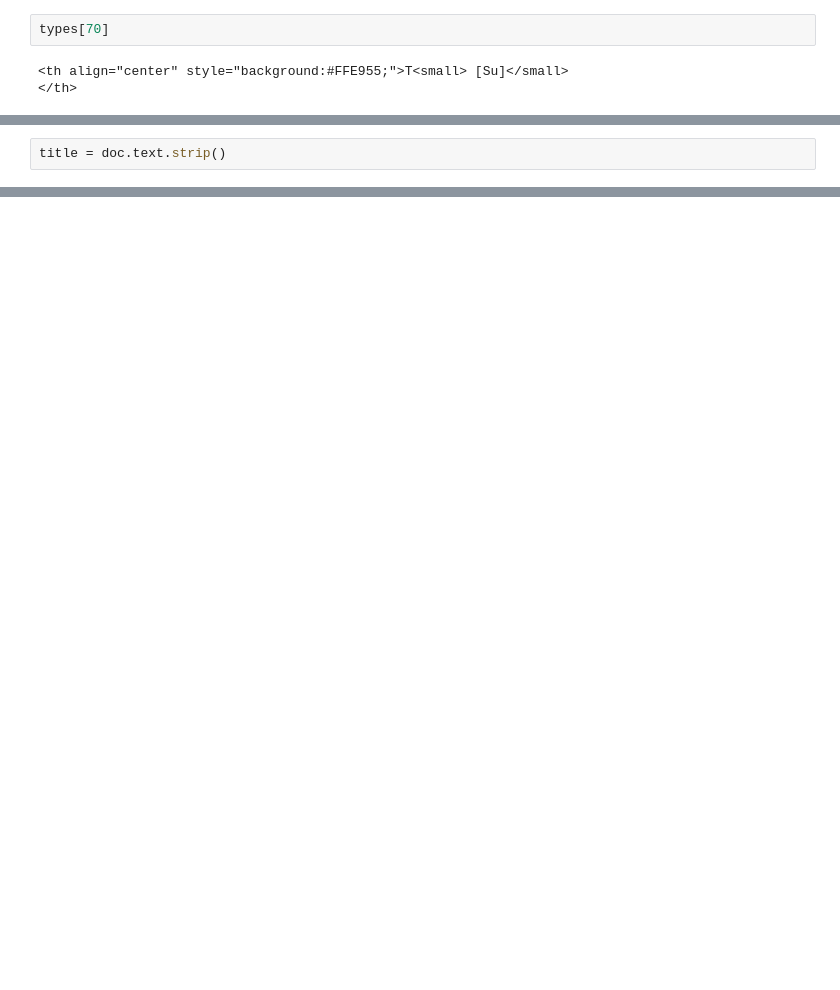
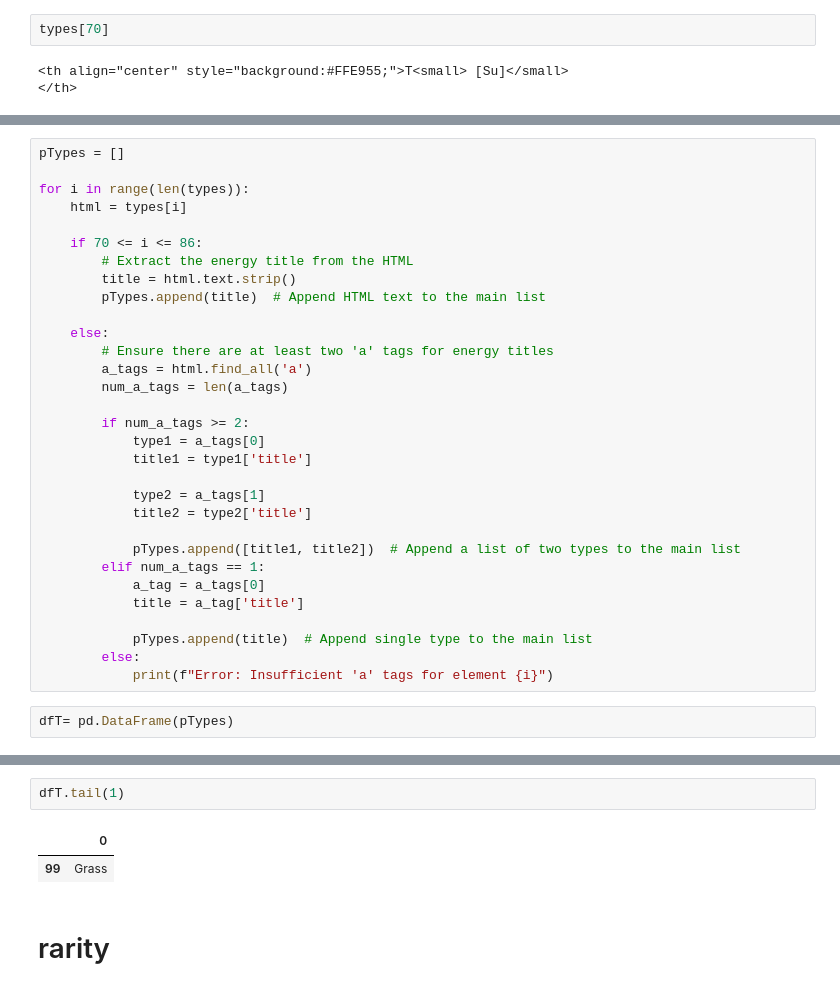
Before and after one commit to brandontnavarrete/Building-SQL-Database, a Jupyter notebook: data-wrangle.ipynb, the cells around one changed output, grey strips where cells are left out. Cells and saved outputs as stored; diff of their text form; blank space fills up the shorter version.

```diff
--- a/data-wrangle.ipynb
+++ b/data-wrangle.ipynb
@@ -212,2 +206,0 @@ doc = types[70]
-# %%
-title = doc.text.strip()
@@ -213,0 +225,33 @@ title = doc.text.strip()
+# %%
+pTypes = []
+
+for i in range(len(types)):
+    html = types[i]
+
+    if 70 <= i <= 86:
+        # Extract the energy title from the HTML
+        title = html.text.strip()
+        pTypes.append(title)  # Append HTML text to the main list
+
+    else:
+        # Ensure there are at least two 'a' tags for energy titles
+        a_tags = html.find_all('a')
+        num_a_tags = len(a_tags)
+
+        if num_a_tags >= 2:
+            type1 = a_tags[0]
+            title1 = type1['title']
+
+            type2 = a_tags[1]
+            title2 = type2['title']
+
+            pTypes.append([title1, title2])  # Append a list of two types to the main list
+        elif num_a_tags == 1:
+            a_tag = a_tags[0]
+            title = a_tag['title']
+
+            pTypes.append(title)  # Append single type to the main list
+        else:
+            print(f"Error: Insufficient 'a' tags for element {i}")
+# %%
+dfT= pd.DataFrame(pTypes)
@@ -213,0 +285,7 @@ title = doc.text.strip()
+# %%
+dfT.tail(1)
+# %% [output]
+|  | 0 |
+| 99 | Grass |
+# %% [markdown]
+# rarity
```
Also changed, not shown: parts of 54 cells of this notebook.
